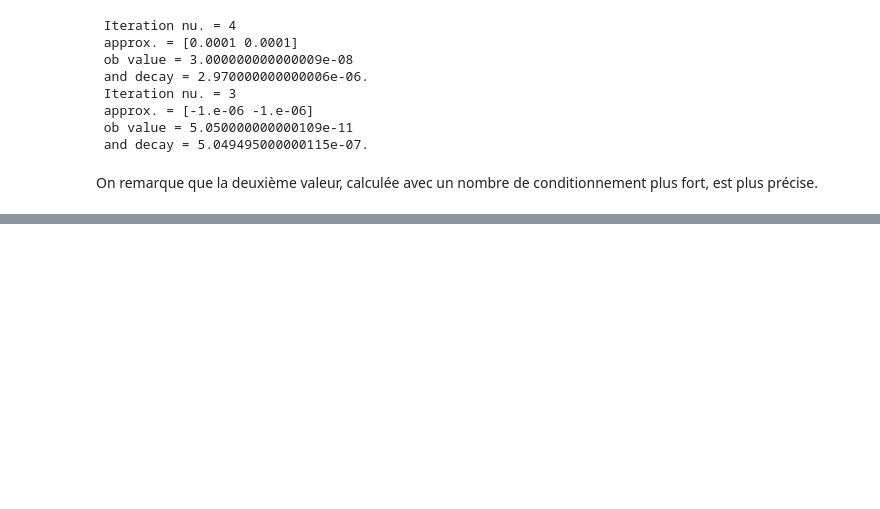
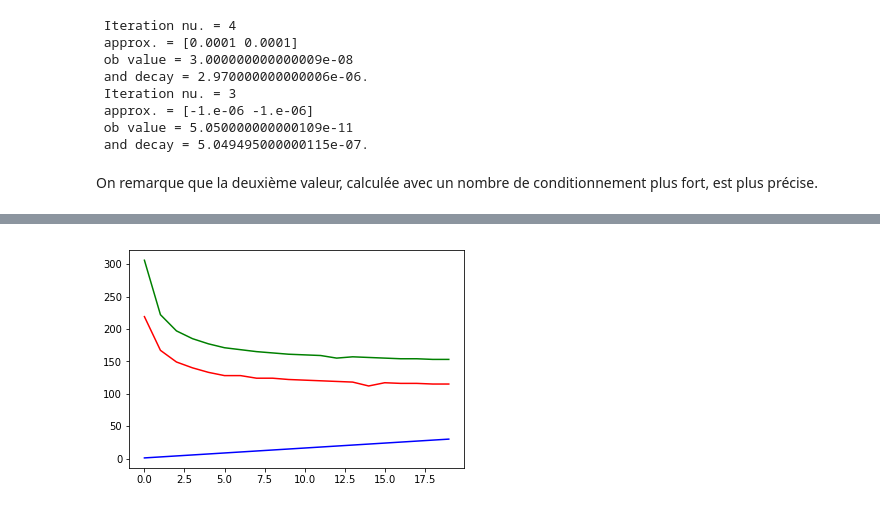
Before and after one commit to Garfounkel/Convex-Optimisation, a Jupyter notebook: ocvx_exam2_2019.ipynb, the cells around one changed output, grey strips where cells are left out. Cells and saved outputs as stored; diff of their text form; code cells hidden in the pictures; blank space fills up the shorter version.

```diff
--- a/ocvx_exam2_2019.ipynb
+++ b/ocvx_exam2_2019.ipynb
@@ -198,0 +243,4 @@ On remarque que la deuxième valeur, calculée avec un nombre de conditionnement
+# %%
+eval_nb_iterations_l1_l2(0.05, 20, 30)
+# %% [output]
+[figure, added]
```
Also changed, not shown: parts of 11 cells of this notebook.
